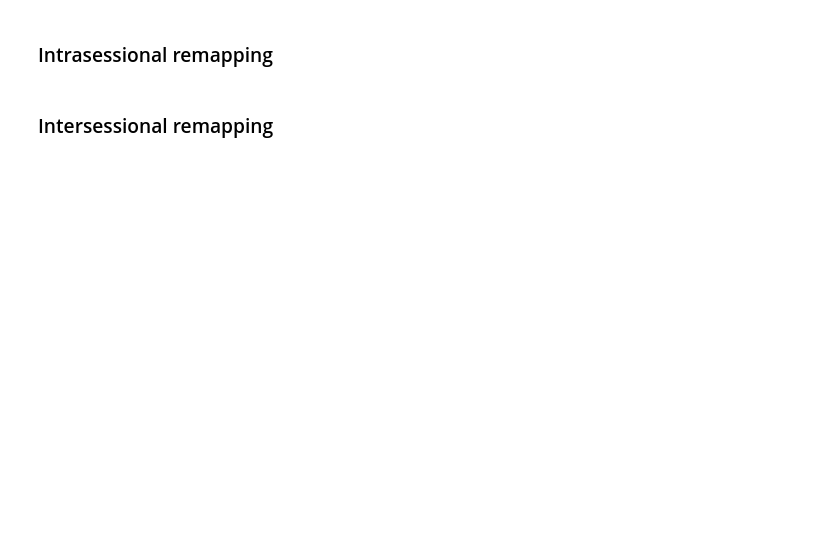
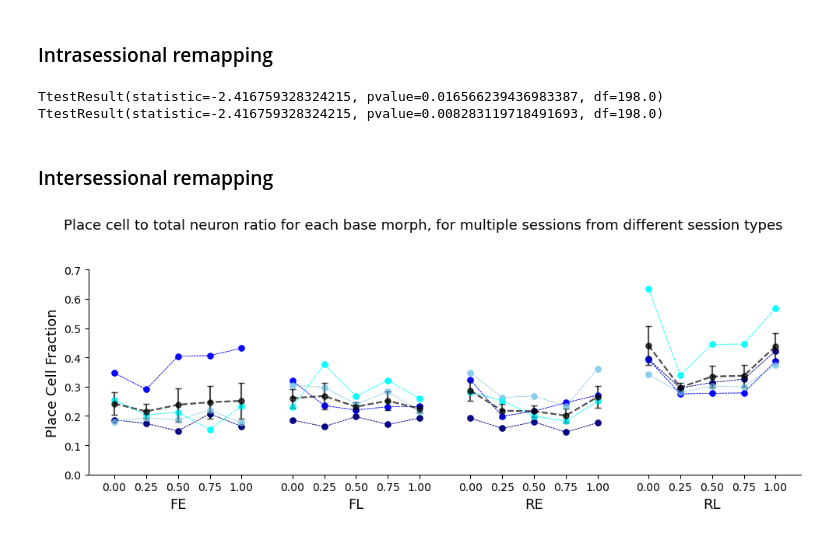
Before and after one commit to tarek-soubra/place-cell-project, a Jupyter notebook: MetricCalculations.ipynb, the cells around one changed output. Saved outputs shown, nothing was run; the diff lists cells and outputs as text; code cells hidden in the pictures; blank space fills up the shorter version.

```diff
--- a/MetricCalculations.ipynb
+++ b/MetricCalculations.ipynb
@@ -251,2 +291,15 @@ for i, morph in enumerate(main.baseMorphValues):
 # %% [markdown]
 ### Intrasessional remapping
+# %%
+import scipy
+import numpy as np
+
+
+sample1 = np.random.rand(100)
+sample2 = sample1 + 0.09
+
+print(scipy.stats.ttest_ind(sample1, sample2))
+print(scipy.stats.ttest_ind(sample1, sample2, alternative="less"))
+# %% [output]
+TtestResult(statistic=-2.416759328324215, pvalue=0.016566239436983387, df=198.0)
+TtestResult(statistic=-2.416759328324215, pvalue=0.008283119718491693, df=198.0)
@@ -254,0 +318,63 @@ for i, morph in enumerate(main.baseMorphValues):
+# %%
+# plt.plot()
+colours = ['navy', 'blue', 'skyblue', 'aqua']
+placeCellPct_t = {}
+for morph in main.baseMorphValues:
+    placeCellPct_t[morph] = [entry[morph] for entry in placeCellPct.values()]
+
+
+fig, ax = plt.subplots(1,4,figsize=(10,4), sharey = True)
+names = ['FE','FL','RE','RL']
+for i, n in enumerate(names):
+    loaded_data = np.load(f"placecellpct{n}.npz", allow_pickle=True)
+    ppct = loaded_data['percentages'].item()
+    placeCellPct_t = {}
+    for morph in main.baseMorphValues:
+        placeCellPct_t[morph] = [entry[morph] for entry in ppct.values()]
+
+    means = [np.mean(np.array(value)/100) for value in placeCellPct_t.values()]
+    errors = [sem(np.array(value)/100) for value in placeCellPct_t.values()]
+#     for key, values in placeCellPct_t.items():
+#         ax[i].scatter([key] * len(values), np.array(values)/100, c=colours)
+    for key, values in ppct.items():
+        x = list(ppct[0].keys())
+        if n == 'FL':
+            ax[i].plot(x, np.array(list(ppct[2].values()))/100, '--o', lw=0.5, ms = 5, alpha=0.5, c = colours[0])
+            ax[i].plot(x, np.array(list(ppct[0].values()))/100, '--o', lw=0.5, ms = 5, alpha=0.5, c = colours[1])
+            ax[i].plot(x, np.array(list(ppct[1].values()))/100, '--o', lw=0.5, ms = 5, alpha=0.5, c = colours[2])
+            ax[i].plot(x, np.array(list(ppct[3].values()))/100, '--o', lw=0.5, ms = 5, alpha=0.5, c = colours[3])
+        else:
+            ax[i].plot(x, np.array(list(ppct[0].values()))/100, '--o', lw=0.5, ms = 5, alpha=0.5, c = colours[0])
+            ax[i].plot(x, np.array(list(ppct[1].values()))/100, '--o', lw=0.5, ms = 5, alpha=0.5, c = colours[1])
+            ax[i].plot(x, np.array(list(ppct[2].values()))/100, '--o', lw=0.5, ms = 5, alpha=0.5, c = colours[2])
+            ax[i].plot(x, np.array(list(ppct[3].values()))/100, '--o', lw=0.5, ms = 5, alpha=0.5, c = colours[3])
+
+#         # Calculate mean and standard error for each x-label
+#         mean = np.mean(np.array(values)/100)
+#         error = sem(np.array(values)/100)
+
+        # Plot the mean with whiskers to represent the error
+        ax[i].errorbar(x, means, yerr=errors, fmt='--o', markersize=5, color='black', capsize=3, alpha=0.25)
+
+        ax[i].set_xticks(x)  # Set custom x-axis ticks
+        ax[i].set_xlim(min(x) - 0.2, max(x) + 0.2)
+        ax[i].spines['top'].set_visible(False)
+        ax[i].spines['right'].set_visible(False)
+        ax[i].set_xlabel(n, fontsize=13)
+
+        if i > 0:
+            ax[i].spines['left'].set_visible(False)
+            ax[i].tick_params(left=False, which='both')  # Hide tick markers on the left side
+# plt.errorbar()
+ax[0].set_ylim(0, 0.70)
+ax[0].set_ylabel('Place Cell Fraction',  fontsize=13)
+plt.suptitle("Place cell to total neuron ratio for each base morph, for multiple sessions from different session types\n", fontsize=13)
+plt.tight_layout()
+plt.subplots_adjust(wspace=0)
+# ax.set_xlabel('Dictionary Keys')
+# ax.set_ylabel('Values')
+# ax.set_title('Scatter Plot of Dictionary Values')
+# ax.set_xticks(list(placeCellPct_t.keys()))  # Set custom x-axis ticks
+# ax.set_xlim(min(placeCellPct_t.keys()) - 0.5, max(placeCellPct_t.keys()) + 0.5)
+# %% [output]
+[figure, added]
```
Also changed, not shown: parts of 21 cells of this notebook.
